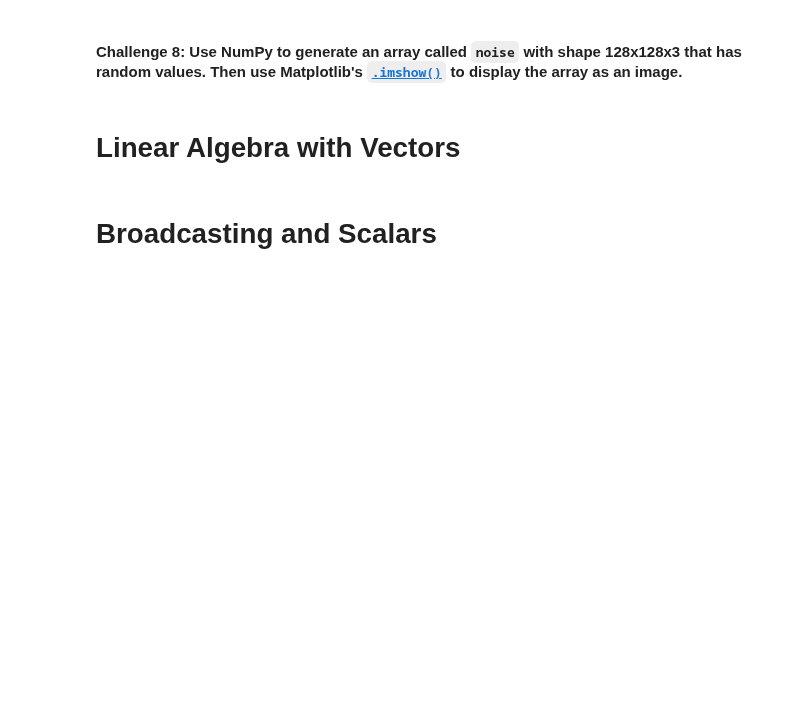
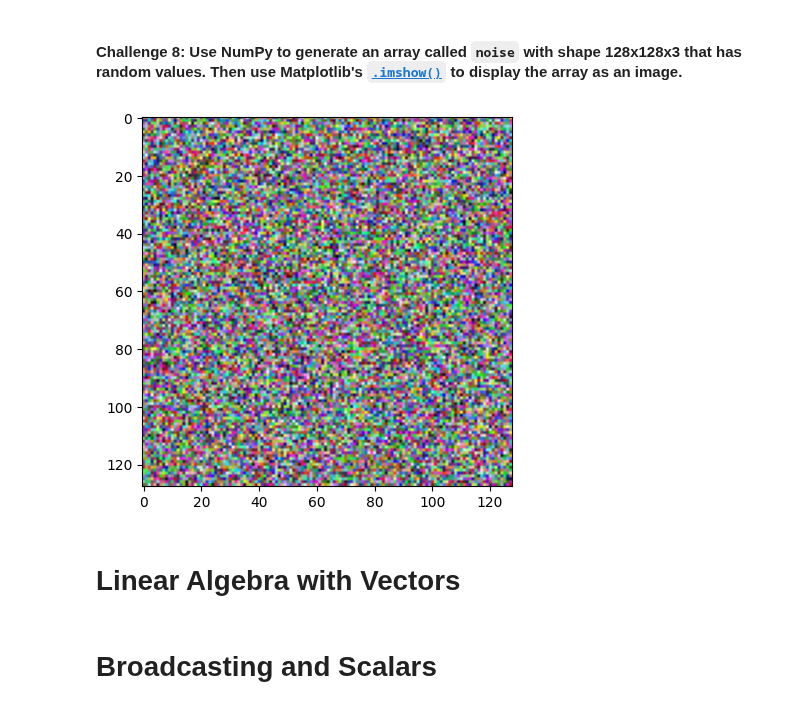
Before and after one commit to bnedjm/100-Dayz-of-Code, a Jupyter notebook: 04-Advanced-Section/Day-077 - Computation with NumPy and N-Dimensional Arrays/Computation_with_NumPy_and_N_Dimensional_Arrays.ipynb, the cells around one changed output. Cells and saved outputs as stored; diff of their text form; code cells hidden in the pictures; blank space fills up the shorter version.

```diff
--- a/04-Advanced-Section/Day-077 - Computation with NumPy and N-Dimensional Arrays/Computation_with_NumPy_and_N_Dimensional_Arrays.ipynb
+++ b/04-Advanced-Section/Day-077 - Computation with NumPy and N-Dimensional Arrays/Computation_with_NumPy_and_N_Dimensional_Arrays.ipynb
@@ -134,5 +204,11 @@ Hint: Use the [`.random()` function](https://numpy.org/doc/stable/reference/rand
 # %% [markdown]
 #### **Challenge 8**: Use NumPy to generate an array called `noise` with shape 128x128x3 that has random values. Then use Matplotlib's [`.imshow()`](https://matplotlib.org/3.1.1/api/_as_gen/matplotlib.pyplot.imshow.html) to display the array as an image.
+# %%
+noise = np.random.random((128,128,3))
+plt.imshow(noise)
+plt.show()
+# %% [output]
+[figure, added]
 # %% [markdown]
 # Linear Algebra with Vectors
 # %%
```
Also changed, not shown: parts of 11 cells of this notebook.
